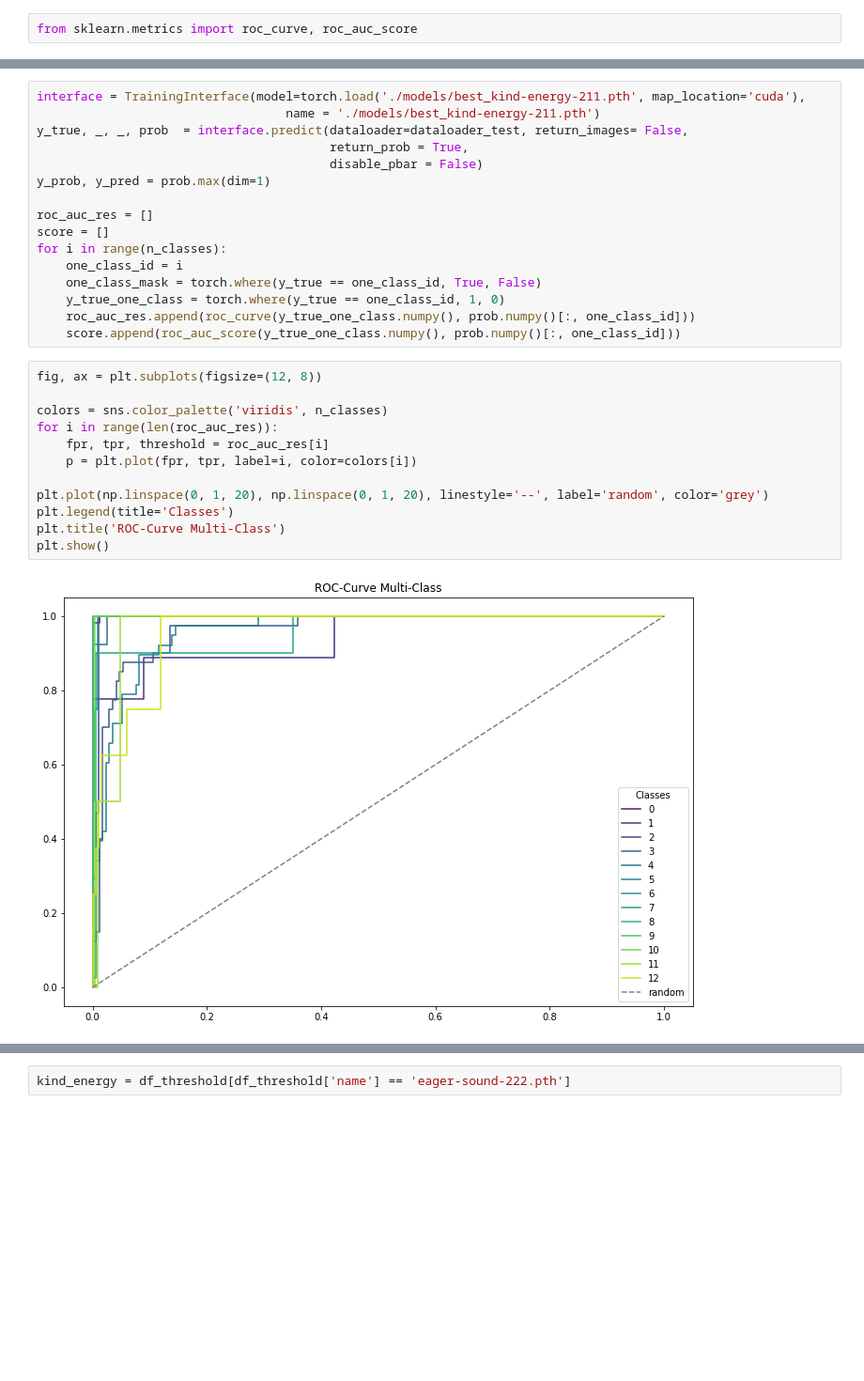
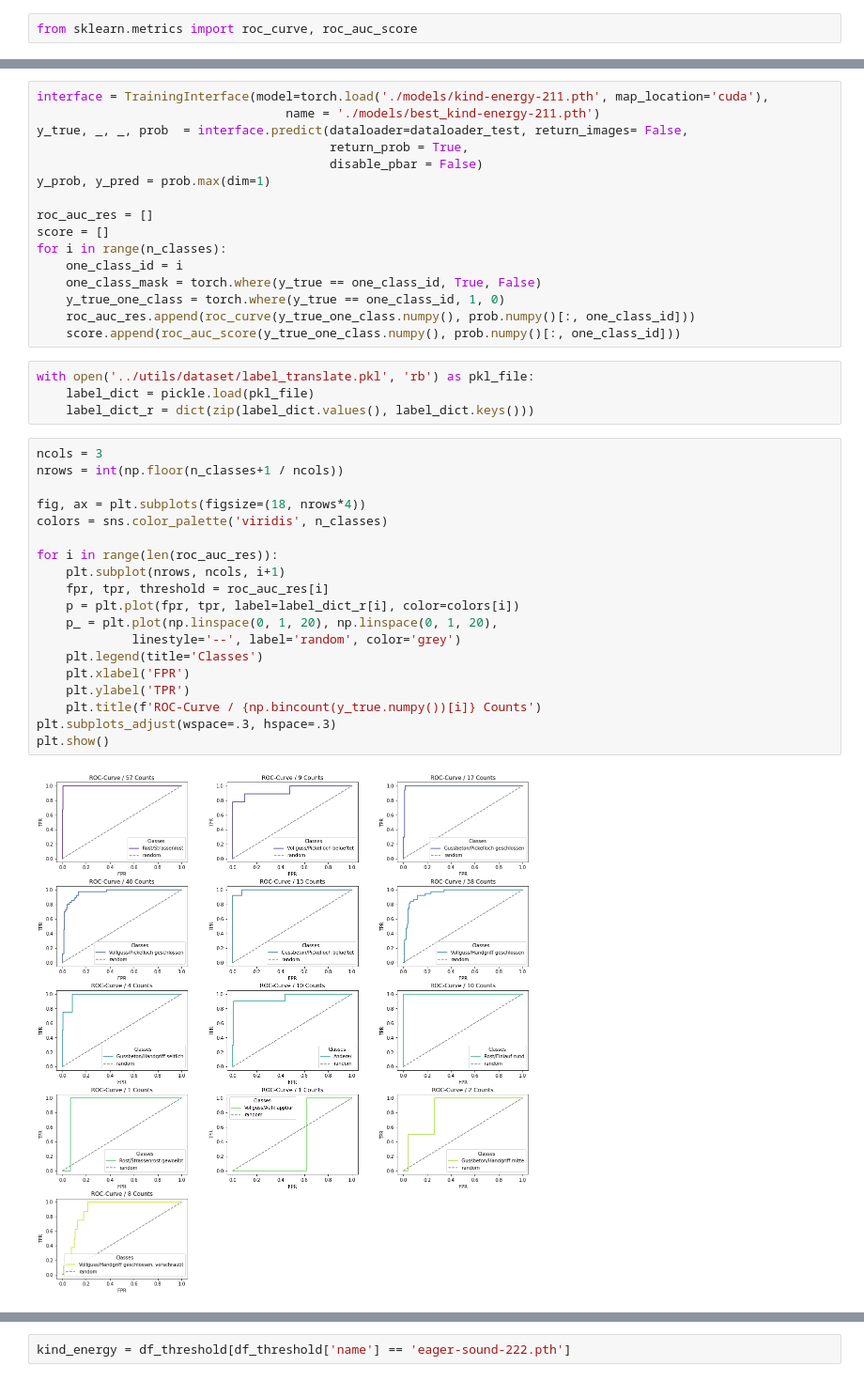
Before and after one commit to FiratSaritas/manhole-cover-classification, a Jupyter notebook: model/analyze_topn.ipynb, the cells around one changed output, grey strips where cells are left out. Shown at 94% size. Drawn from its saved outputs; the diff is of its cells as text; blank space fills up the shorter version.

```diff
--- a/model/analyze_topn.ipynb
+++ b/model/analyze_topn.ipynb
@@ -638,5 +619,5 @@ model_path
 # %%
-interface = TrainingInterface(model=torch.load('./models/best_kind-energy-211.pth', map_location='cuda'),
+interface = TrainingInterface(model=torch.load('./models/kind-energy-211.pth', map_location='cuda'),
                                   name = './models/best_kind-energy-211.pth')
 y_true, _, _, prob  = interface.predict(dataloader=dataloader_test, return_images= False,
                                         return_prob = True,
@@ -651,17 +632,28 @@ for i in range(n_classes):
     y_true_one_class = torch.where(y_true == one_class_id, 1, 0)
     roc_auc_res.append(roc_curve(y_true_one_class.numpy(), prob.numpy()[:, one_class_id]))
     score.append(roc_auc_score(y_true_one_class.numpy(), prob.numpy()[:, one_class_id]))
+# %%
+with open('../utils/dataset/label_translate.pkl', 'rb') as pkl_file:
+    label_dict = pickle.load(pkl_file)
+    label_dict_r = dict(zip(label_dict.values(), label_dict.keys()))
 # %%
-fig, ax = plt.subplots(figsize=(12, 8))
+ncols = 3
+nrows = int(np.floor(n_classes+1 / ncols))
 
+fig, ax = plt.subplots(figsize=(18, nrows*4))
 colors = sns.color_palette('viridis', n_classes)
+
 for i in range(len(roc_auc_res)):
+    plt.subplot(nrows, ncols, i+1)
     fpr, tpr, threshold = roc_auc_res[i]
-    p = plt.plot(fpr, tpr, label=i, color=colors[i])
-
-plt.plot(np.linspace(0, 1, 20), np.linspace(0, 1, 20), linestyle='--', label='random', color='grey')
-plt.legend(title='Classes')
-plt.title('ROC-Curve Multi-Class')
+    p = plt.plot(fpr, tpr, label=label_dict_r[i], color=colors[i])
+    p_ = plt.plot(np.linspace(0, 1, 20), np.linspace(0, 1, 20),
+             linestyle='--', label='random', color='grey')
+    plt.legend(title='Classes')
+    plt.xlabel('FPR')
+    plt.ylabel('TPR')
+    plt.title(f'ROC-Curve / {np.bincount(y_true.numpy())[i]} Counts')
+plt.subplots_adjust(wspace=.3, hspace=.3)
 plt.show()
 # %% [output]
-[figure, old version]
+[figure, new version]
```
Also changed, not shown: parts of 8 cells of this notebook.
